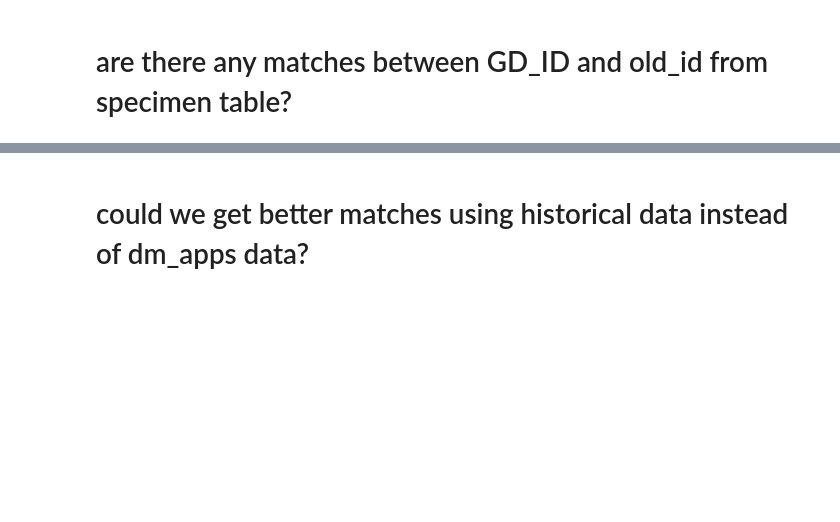
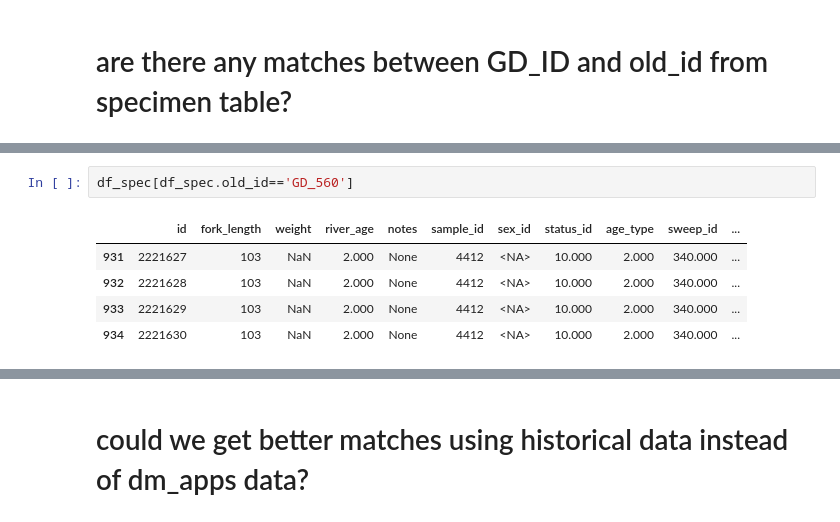
Before and after one commit to dfo-gulf-science/TrapNet-EDA, a Jupyter notebook: Trapnet Historical Data.ipynb, the cells around one changed output, grey strips where cells are left out. Drawn from its saved outputs; the diff is of its cells as text; blank space fills up the shorter version.

```diff
--- a/Trapnet Historical Data.ipynb
+++ b/Trapnet Historical Data.ipynb
@@ -159,0 +264,8 @@ pd.merge(df_archive, df_spec, on='old_id')
+# %%
+df_spec[df_spec.old_id=='GD_560']
+# %% [output]
+|  | id | fork_length | weight | river_age | notes | sample_id | sex_id | status_id | age_type | sweep_id | ... |
+| 931 | 2221627 | 103 | NaN | 2.000 | None | 4412 | <NA> | 10.000 | 2.000 | 340.000 | ... |
+| 932 | 2221628 | 103 | NaN | 2.000 | None | 4412 | <NA> | 10.000 | 2.000 | 340.000 | ... |
+| 933 | 2221629 | 103 | NaN | 2.000 | None | 4412 | <NA> | 10.000 | 2.000 | 340.000 | ... |
+| 934 | 2221630 | 103 | NaN | 2.000 | None | 4412 | <NA> | 10.000 | 2.000 | 340.000 | ... |
```
Also changed, not shown: parts of 42 cells of this notebook.
